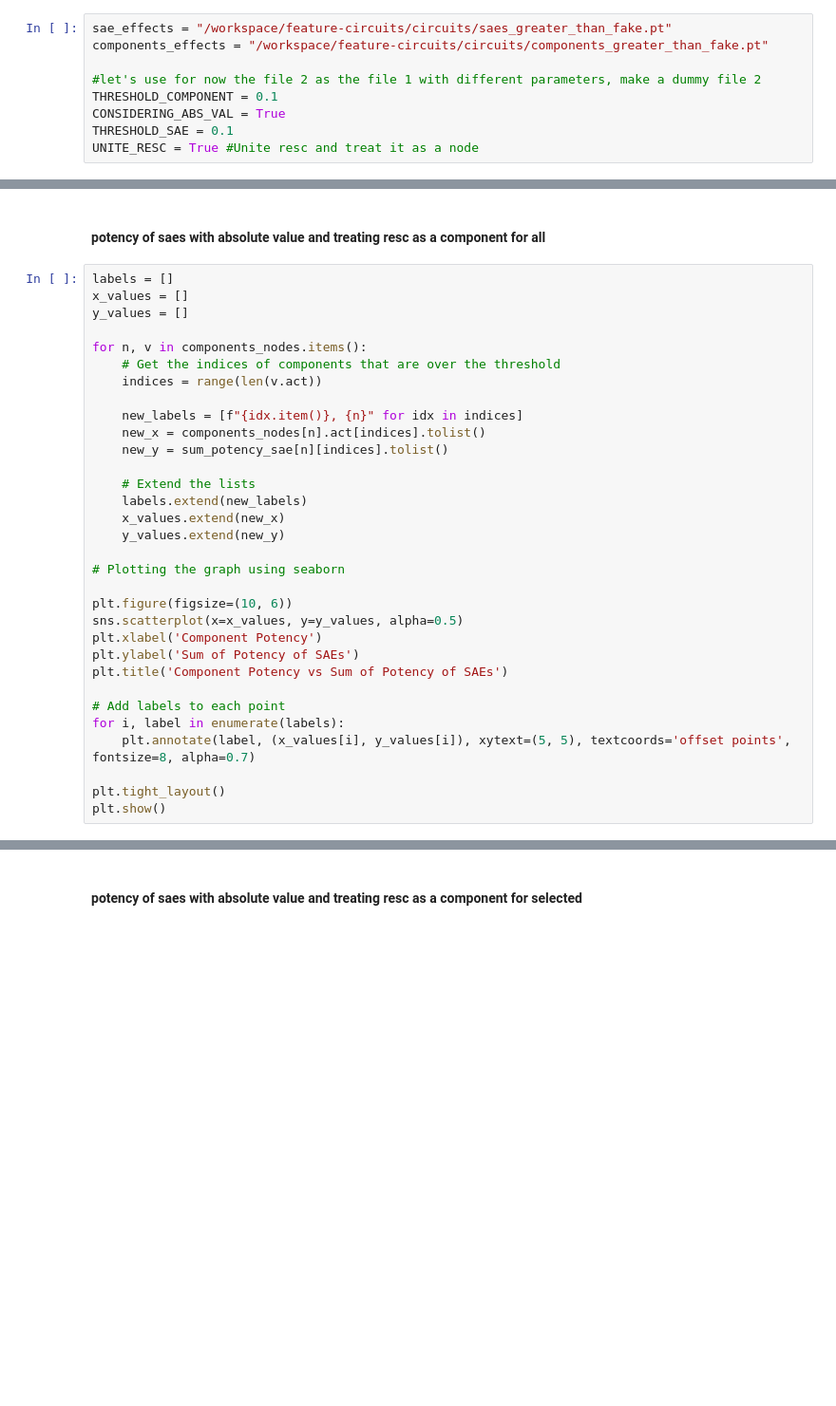
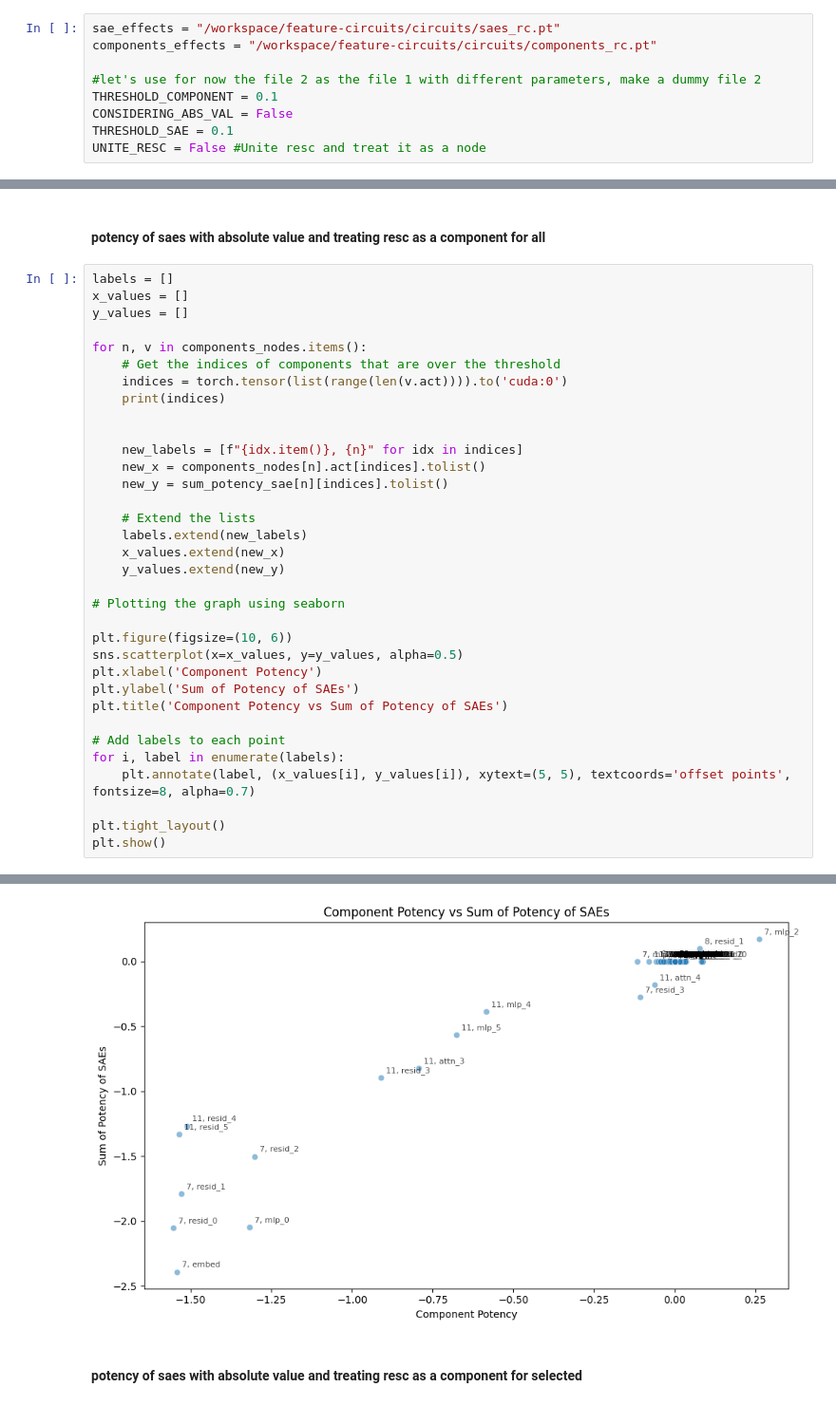
Before and after one commit to Nicole-Nobili/feature-circuits, a Jupyter notebook: plotting_graphs.ipynb, the cells around one changed output, grey strips where cells are left out. Shown at 95% size. Cells and saved outputs as stored; diff of their text form; blank space fills up the shorter version.

Commit message:
update graph plot

```diff
--- a/plotting_graphs.ipynb
+++ b/plotting_graphs.ipynb
@@ -5,12 +23,12 @@ import seaborn as sns
 # %%
-sae_effects = "/workspace/feature-circuits/circuits/saes_greater_than_fake.pt"
-components_effects = "/workspace/feature-circuits/circuits/components_greater_than_fake.pt"
+sae_effects = "/workspace/feature-circuits/circuits/saes_rc.pt"
+components_effects = "/workspace/feature-circuits/circuits/components_rc.pt"
 
 #let's use for now the file 2 as the file 1 with different parameters, make a dummy file 2
 THRESHOLD_COMPONENT = 0.1
-CONSIDERING_ABS_VAL = True
+CONSIDERING_ABS_VAL = False
 THRESHOLD_SAE = 0.1
-UNITE_RESC = True #Unite resc and treat it as a node
+UNITE_RESC = False #Unite resc and treat it as a node
 # %%
 with open(sae_effects, 'rb') as infile:
     sae_nodes = torch.load(infile)['nodes']
@@ -125,7 +143,9 @@ y_values = []
 
 for n, v in components_nodes.items():
     # Get the indices of components that are over the threshold
-    indices = range(len(v.act))
+    indices = torch.tensor(list(range(len(v.act)))).to('cuda:0')
+    print(indices)
+
 
     new_labels = [f"{idx.item()}, {n}" for idx in indices]
     new_x = components_nodes[n].act[indices].tolist()
@@ -150,3 +170,4 @@ for i, label in enumerate(labels):
 
 plt.tight_layout()
 plt.show()
+# %% [output]
@@ -153,3 +193,4 @@ plt.show()
+[figure, added]
 # %% [markdown]
 #### potency of saes with absolute value and treating resc as a component for selected
 # %%
```
Also changed, not shown: parts of 22 cells of this notebook.
